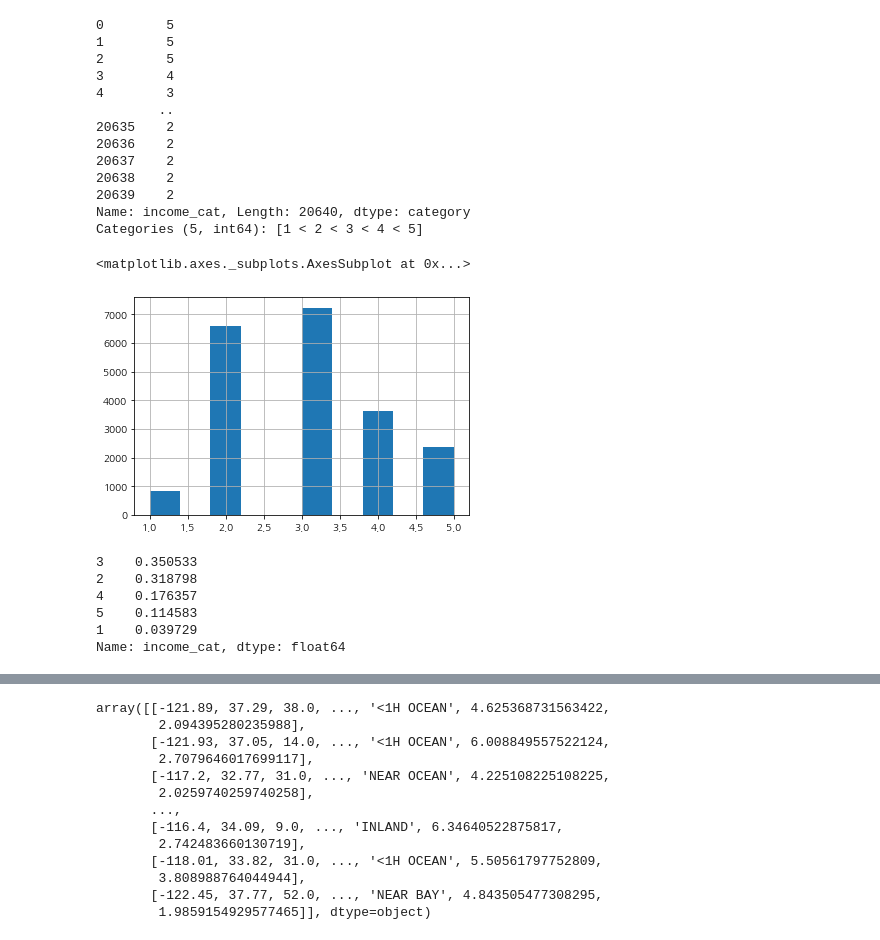
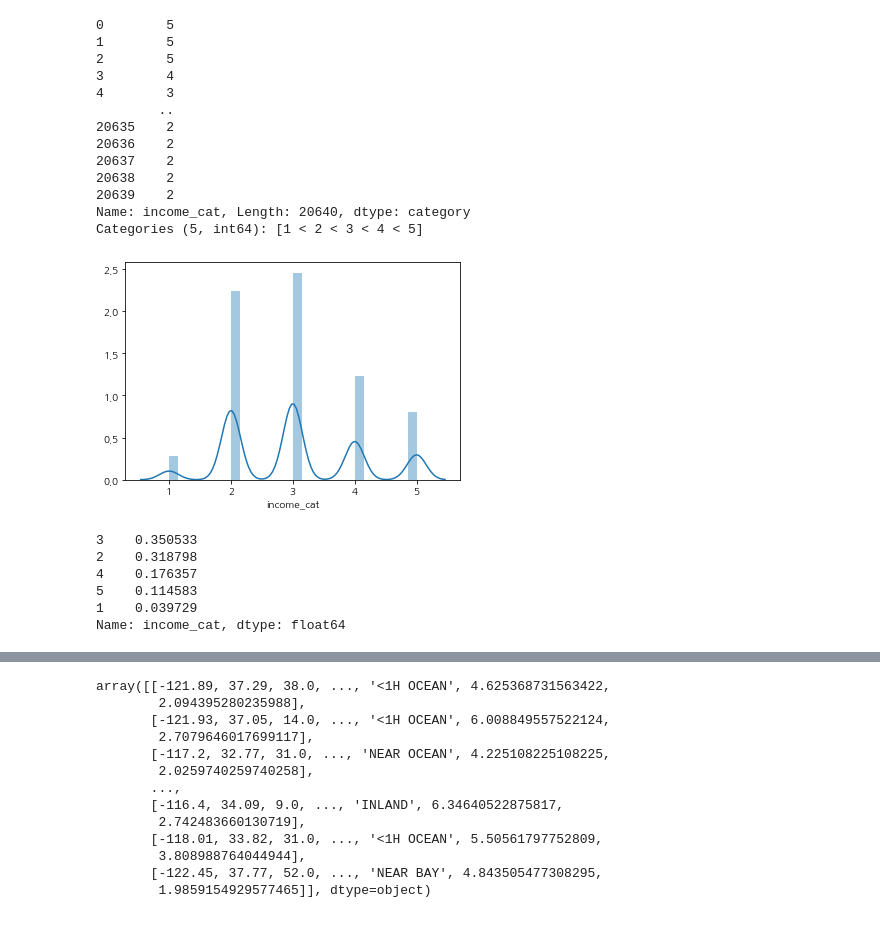
Before and after one commit to jjh920923/hanson-machine_learning, a Jupyter notebook: chapter 2 머신러닝 프로젝트 처음부터 끝까지.ipynb, the cells around one changed output, grey strips where cells are left out. Saved outputs shown, nothing was run; the diff lists cells and outputs as text; code cells hidden in the pictures.

```diff
--- a/chapter 2 머신러닝 프로젝트 처음부터 끝까지.ipynb
+++ b/chapter 2 머신러닝 프로젝트 처음부터 끝까지.ipynb
@@ -111,9 +134,10 @@ housing['income_cat']
 20639    2
 Name: income_cat, Length: 20640, dtype: category
 Categories (5, int64): [1 < 2 < 3 < 4 < 5]
-# %%
-housing['income_cat'].hist()
-# %% [output]
-<matplotlib.axes._subplots.AxesSubplot at 0x...>
-[figure, removed]
+# %%
+# 분류 결과 3, 2, 4, 5, 1 순으로 가장 많았다.
+sns.distplot(housing['income_cat'])
+plt.show()
+# %% [output]
+[figure, added]
 # %%
@@ -121,13 +148,15 @@ split = StratifiedShuffleSplit(n_splits=1, test_size=0.2, random_state=42)
 for train_index, test_index in split.split(housing, housing['income_cat']):
     strat_train_set = housing.loc[train_index]
     strat_test_set = housing.loc[test_index]
-# %%
-strat_test_set['income_cat'].value_counts() / len(strat_test_set)
-# %% [output]
-3    0.350533
-2    0.318798
-4    0.176357
-5    0.114583
-1    0.039729
-Name: income_cat, dtype: float64
+# %%
+# 계층 샘플링의 진행한 후 각 label의 비율을 나타내었다.
+# 위의 distplot에서 봤듯이 test set도 마찬가지로 3, 2, 4, 5, 1 순으로 데이터가 많은 것을 확인할 수 있다.
+strat_test_set['income_cat'].value_counts() / len(strat_test_set)
+# %% [output]
+3    0.350533
+2    0.318798
+4    0.176357
+5    0.114583
+1    0.039729
+Name: income_cat, dtype: float64
 # %%
```
Also changed, not shown: parts of 78 cells of this notebook.
